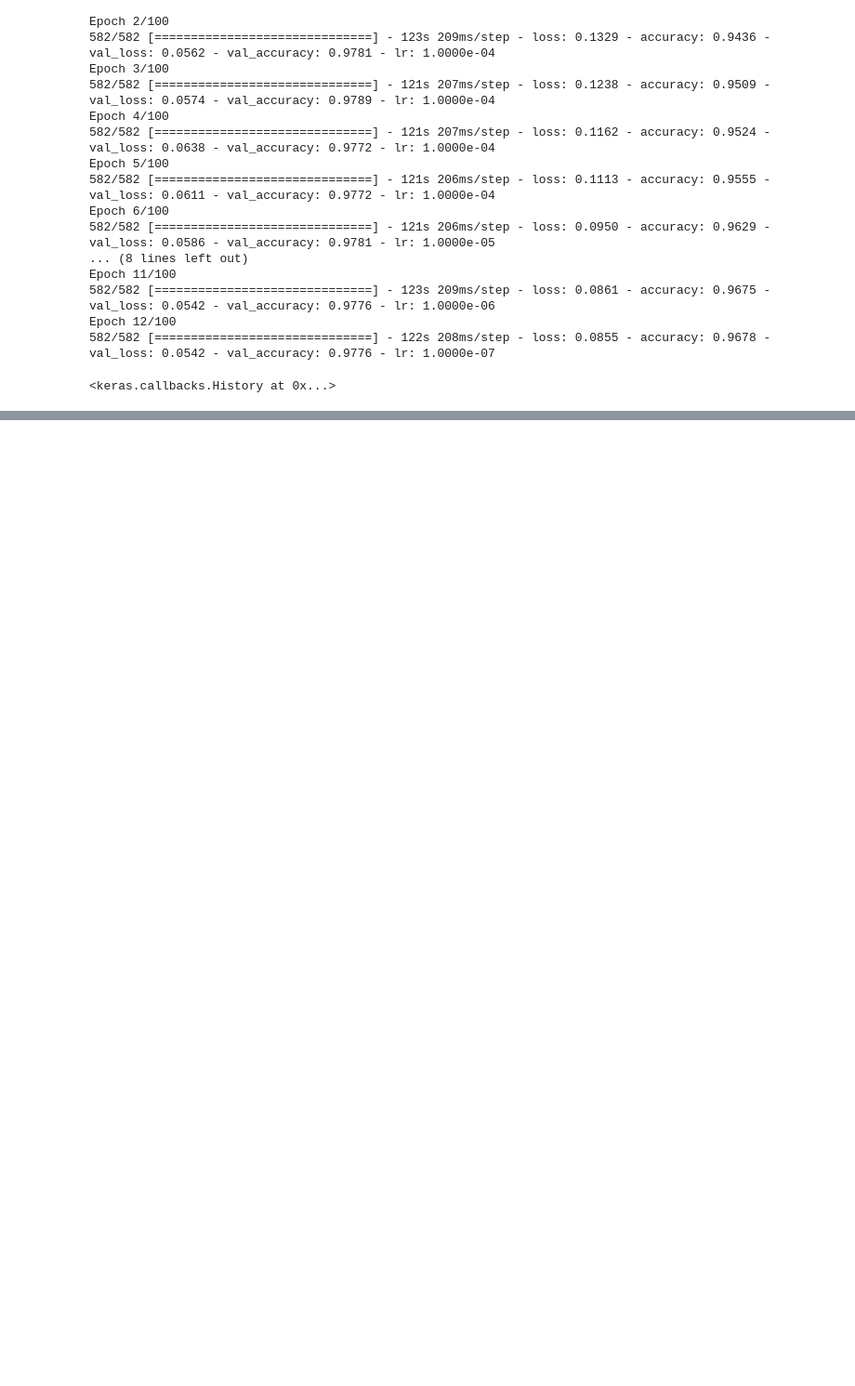
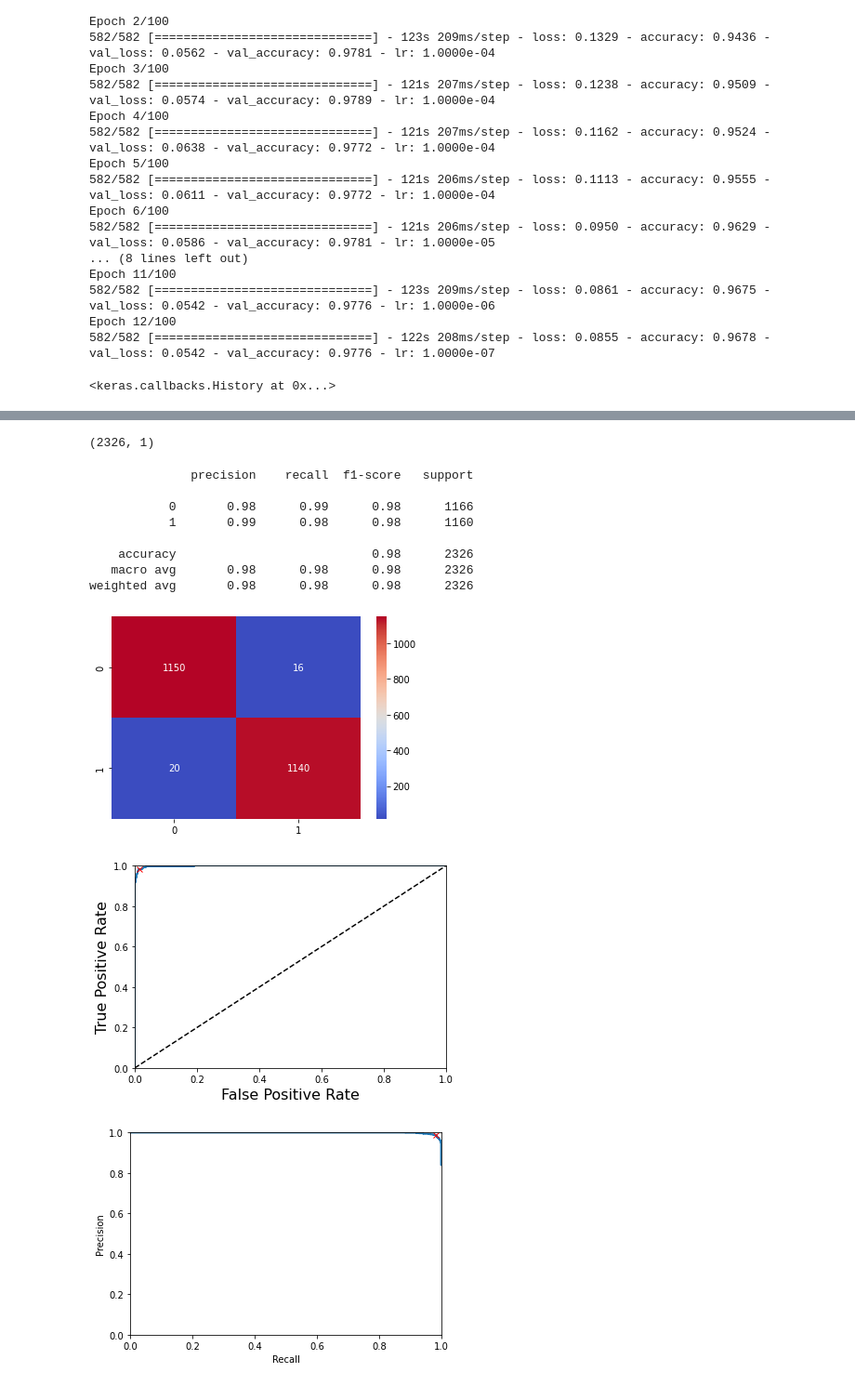
Before and after one commit to zeinovich/catfinder, a Jupyter notebook: notebooks/mobile_v2_cvd.ipynb, the cells around one changed output, grey strips where cells are left out. Shown at 93% size. Cells and saved outputs as stored; diff of their text form; code cells hidden in the pictures; blank space fills up the shorter version.

```diff
--- a/notebooks/mobile_v2_cvd.ipynb
+++ b/notebooks/mobile_v2_cvd.ipynb
@@ -230,0 +214,3 @@ Epoch 12/100
+# %%
+test_images = test_data.map(lambda image, label: image)
+test_labels = test_data.map(lambda image, label: label)
@@ -230,0 +280,3 @@ Epoch 12/100
+# %%
+y_pred = mobile_net_v2.predict(test_images)
+y_pred
@@ -230,0 +292,22 @@ Epoch 12/100
+# %%
+y_pred.shape
+# %% [output]
+(2326, 1)
+# %%
+test_labels = test_labels.unbatch()
+# %%
+test_lab_np = np.stack(list(test_labels))
+# %%
+plot_metrics(y_pred, test_lab_np)
+# %% [output]
+              precision    recall  f1-score   support
+
+           0       0.98      0.99      0.98      1166
+           1       0.99      0.98      0.98      1160
+
+    accuracy                           0.98      2326
+   macro avg       0.98      0.98      0.98      2326
+weighted avg       0.98      0.98      0.98      2326
+[figure, added]
+[figure, added]
+[figure, added]
```
Also changed, not shown: parts of 7 cells of this notebook.
